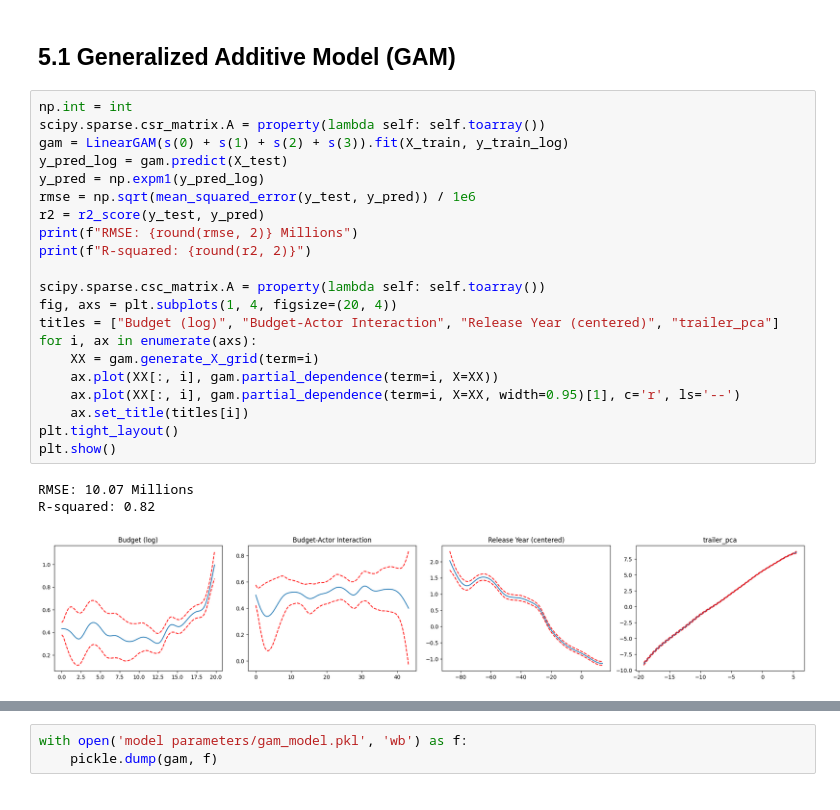
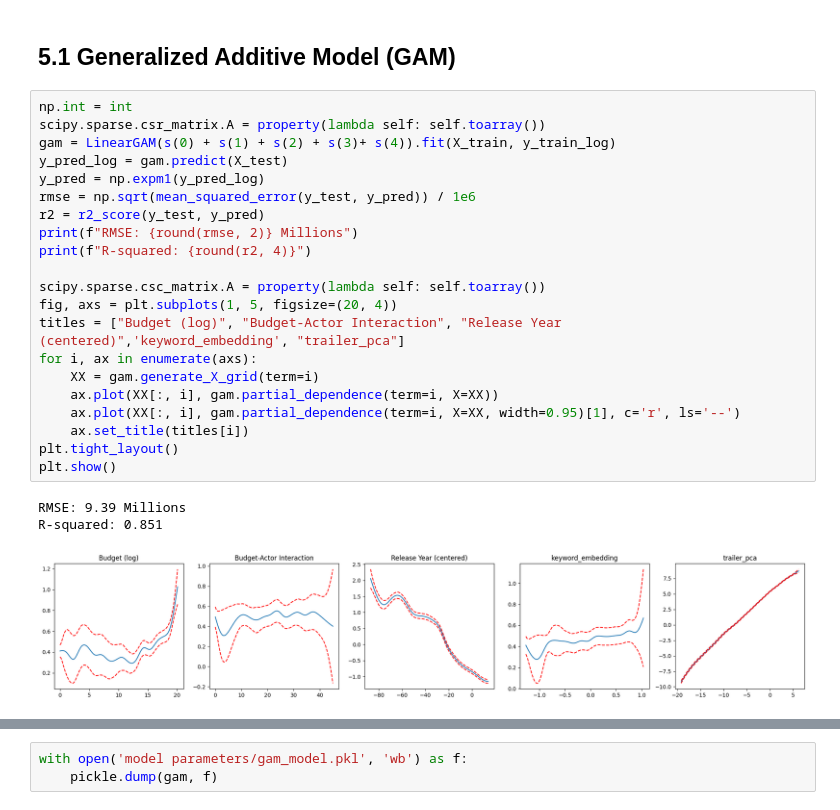
Before and after one commit to Eric7895/Movie_Revenue_Web_Application, a Jupyter notebook: FinalModel.ipynb, the cells around one changed output, grey strips where cells are left out. Saved outputs shown, nothing was run; the diff lists cells and outputs as text.

```diff
--- a/FinalModel.ipynb
+++ b/FinalModel.ipynb
@@ -351,28 +352,28 @@ dump(model, 'model parameters/elastic_net.joblib')
 # %%
 np.int = int
 scipy.sparse.csr_matrix.A = property(lambda self: self.toarray())
-gam = LinearGAM(s(0) + s(1) + s(2) + s(3)).fit(X_train, y_train_log)
+gam = LinearGAM(s(0) + s(1) + s(2) + s(3)+ s(4)).fit(X_train, y_train_log)
 y_pred_log = gam.predict(X_test)
 y_pred = np.expm1(y_pred_log)
 rmse = np.sqrt(mean_squared_error(y_test, y_pred)) / 1e6
 r2 = r2_score(y_test, y_pred)
 print(f"RMSE: {round(rmse, 2)} Millions")
-print(f"R-squared: {round(r2, 2)}")
+print(f"R-squared: {round(r2, 4)}")
 
 scipy.sparse.csc_matrix.A = property(lambda self: self.toarray())
-fig, axs = plt.subplots(1, 4, figsize=(20, 4))
-titles = ["Budget (log)", "Budget-Actor Interaction", "Release Year (centered)", "trailer_pca"]
+fig, axs = plt.subplots(1, 5, figsize=(20, 4))
+titles = ["Budget (log)", "Budget-Actor Interaction", "Release Year (centered)",'keyword_embedding', "trailer_pca"]
 for i, ax in enumerate(axs):
     XX = gam.generate_X_grid(term=i)
     ax.plot(XX[:, i], gam.partial_dependence(term=i, X=XX))
     ax.plot(XX[:, i], gam.partial_dependence(term=i, X=XX, width=0.95)[1], c='r', ls='--')
     ax.set_title(titles[i])
 plt.tight_layout()
 plt.show()
 # %% [output]
-RMSE: 10.07 Millions
-R-squared: 0.82
+RMSE: 9.39 Millions
+R-squared: 0.851
-[figure, old version]
+[figure, new version]
 # %%
 plot_residual_diagnostics(y_test, y_pred)
 # %% [output]
```
Also changed, not shown: parts of 10 cells of this notebook, 8 other files.
